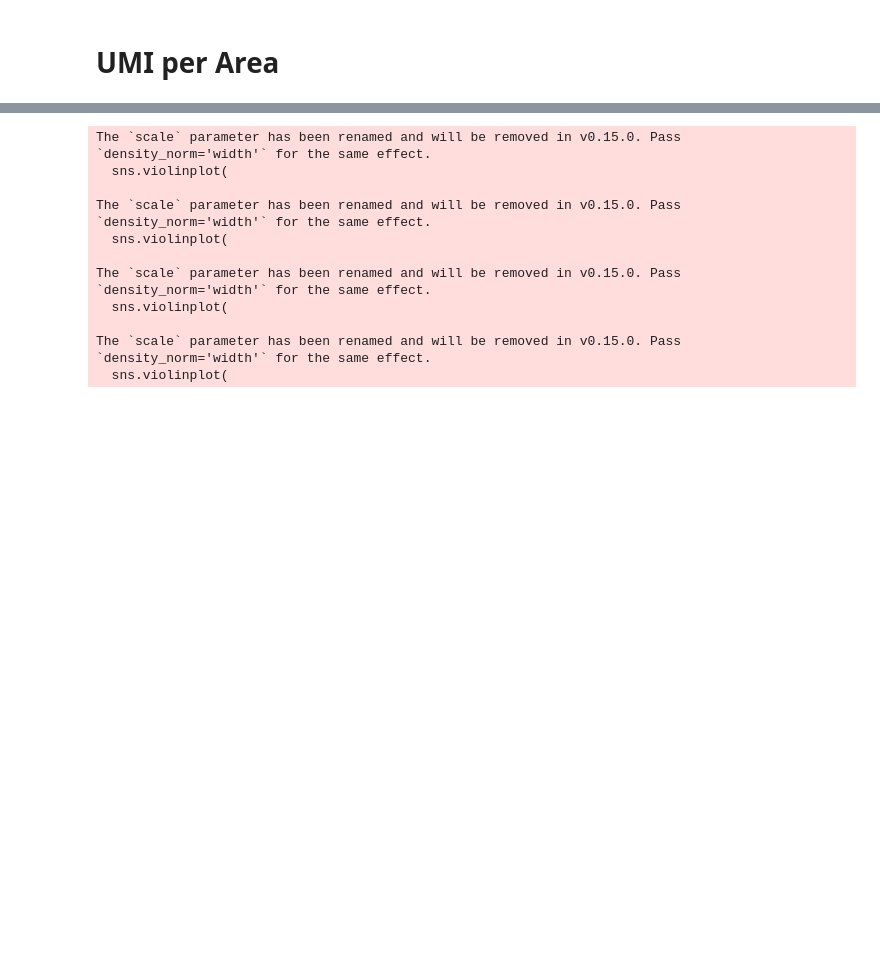
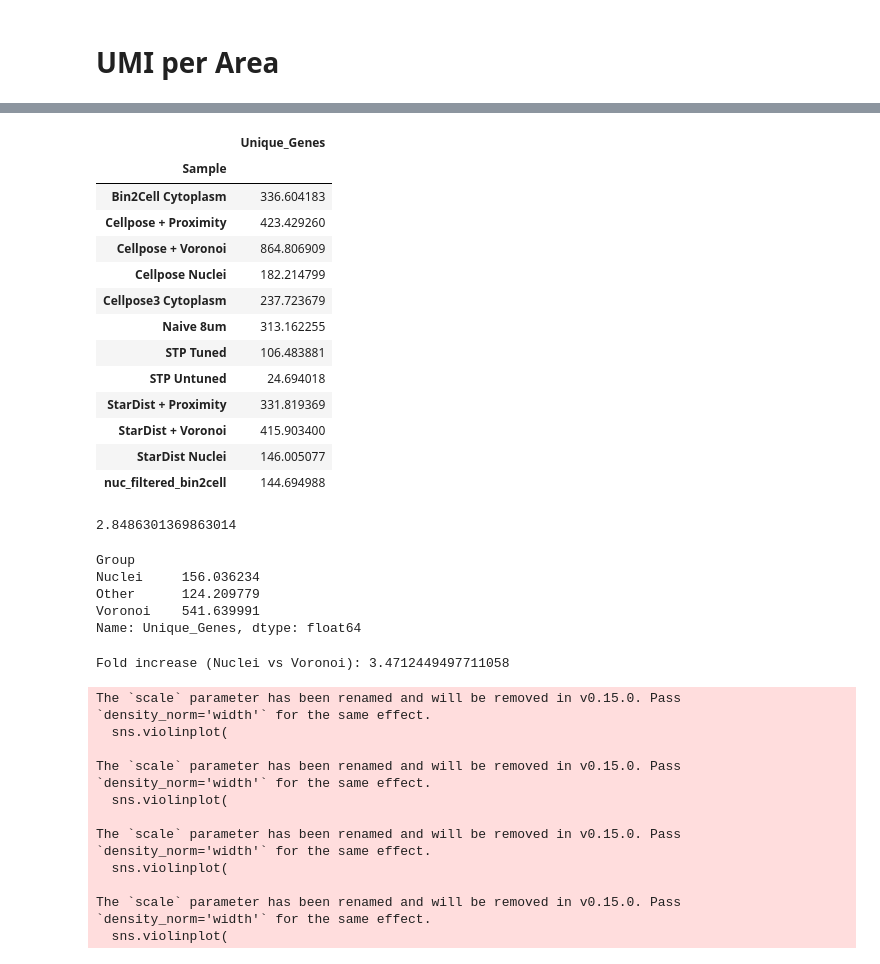
Before and after one commit to clementlab/cell_segmentation_in_sST, a Jupyter notebook: analysis/figures/benchmark_fig.ipynb, the cells around one changed output, grey strips where cells are left out. Saved outputs shown, nothing was run; the diff lists cells and outputs as text; code cells hidden in the pictures; blank space fills up the shorter version.

```diff
--- a/analysis/figures/benchmark_fig.ipynb
+++ b/analysis/figures/benchmark_fig.ipynb
@@ -422,3 +422,48 @@ The `scale` parameter has been renamed and will be removed in v0.15.0. Pass `den
+# %%
+# groupby Sample and calculate mean Unique Genes
+unique_genes_df[['Unique_Genes', 'Sample']].groupby(['Sample']).mean()
+# %% [output]
+|  | Unique_Genes |
+| Sample |  |
+| Bin2Cell Cytoplasm | 336.604183 |
+| Cellpose + Proximity | 423.429260 |
+| Cellpose + Voronoi | 864.806909 |
+| Cellpose Nuclei | 182.214799 |
+| Cellpose3 Cytoplasm | 237.723679 |
+| Naive 8um | 313.162255 |
+| STP Tuned | 106.483881 |
+| STP Untuned | 24.694018 |
+| StarDist + Proximity | 331.819369 |
+| StarDist + Voronoi | 415.903400 |
+| StarDist Nuclei | 146.005077 |
+| nuc_filtered_bin2cell | 144.694988 |
+# %%
+# Bin2cell vs StarDist
+415.9/146
+# %% [output]
+2.8486301369863014
+# %%
+# Create a new column to group by based on whether 'Sample' contains 'Nuclei' or 'Voronoi'
+unique_genes_df['Group'] = unique_genes_df['Sample'].apply(
+    lambda x: 'Nuclei' if 'Nuclei' in x else ('Voronoi' if 'Voronoi' in x else 'Other')
+)
+
+# Group by the new 'Group' column and calculate the mean of 'Unique_Genes'
+result = unique_genes_df.groupby('Group')['Unique_Genes'].mean()
+
+print(result)
+# %% [output]
+Group
+Nuclei     156.036234
+Other      124.209779
+Voronoi    541.639991
+Name: Unique_Genes, dtype: float64
+# %%
+fold_increase = result['Voronoi'] / result['Nuclei']
+
+print(f"Fold increase (Nuclei vs Voronoi): {fold_increase}")
+# %% [output]
+Fold increase (Nuclei vs Voronoi): 3.4712449497711058
 # %%
 # Create 4x2 figure for 7 panels + empty 8th for legend
 fig, axs = plt.subplots(4, 2, figsize=(15, 15))
```
Also changed, not shown: parts of 9 cells of this notebook.
